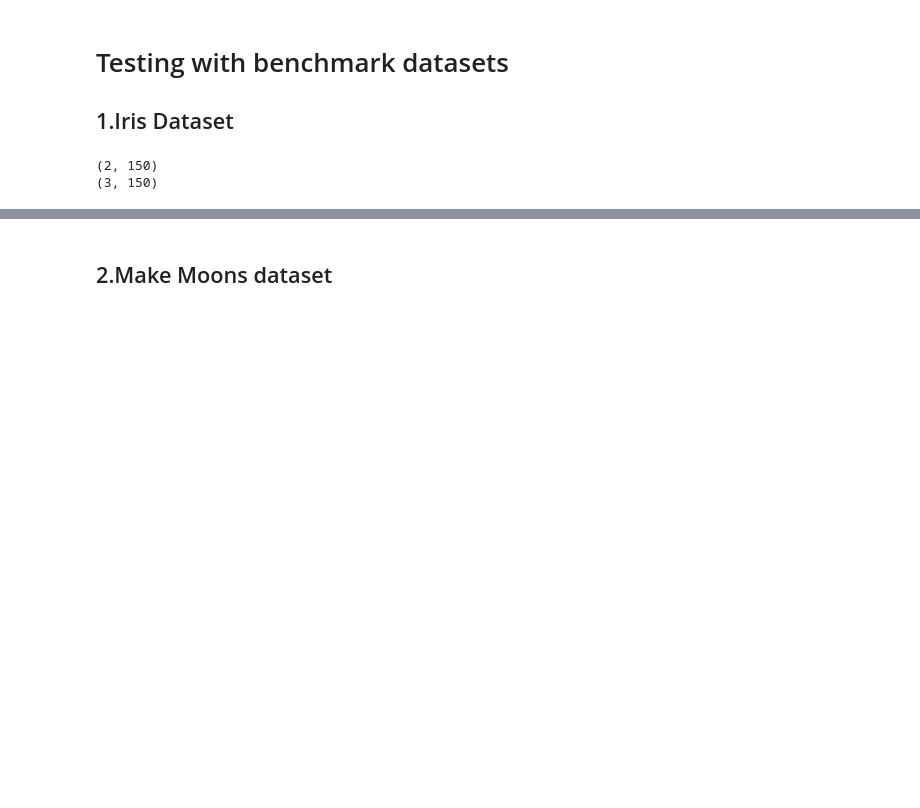
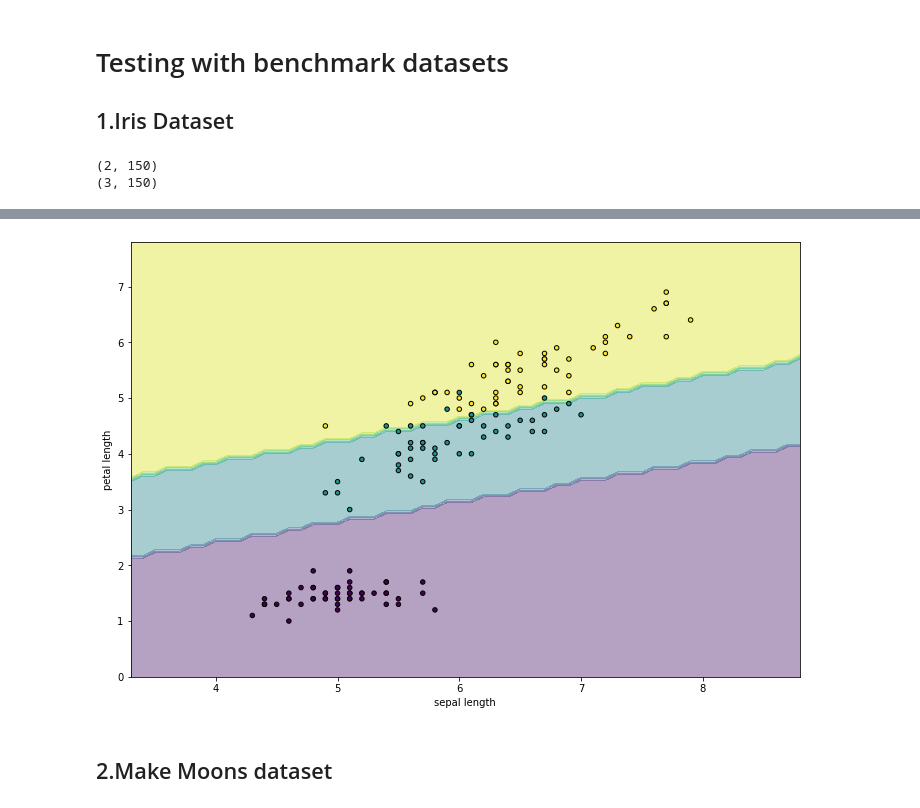
Before and after one commit to mcagriardic/Andrew-NG-Coursera, a Jupyter notebook: ex4/NeuralNetwork_class.ipynb, the cells around one changed output, grey strips where cells are left out. Saved outputs shown, nothing was run; the diff lists cells and outputs as text; code cells hidden in the pictures; blank space fills up the shorter version.

```diff
--- a/ex4/NeuralNetwork_class.ipynb
+++ b/ex4/NeuralNetwork_class.ipynb
@@ -425,12 +480,11 @@ model = NeuralNetwork(
     input_layer=(2, 'relu'),
     hidden_layer=[(4,'relu'),(4,'softmax')],
     output_layer=3,
-    batch_size=8,
+    batch_size=10,
     optimizer={"method": "ADAM", "beta1": 0.9, "beta2": 0.999},
-    keep_prob=0.5,
+    keep_prob=0.9,
     penalty=None,
-    lambd=0.0001,
-    epoch=2000,
+    epoch=100,
     alpha=0.01
 )
 
@@ -486,24 +551,27 @@ results_dict_all_models, results_average_dict, models = grid_search(
 # %%
-%matplotlib inline
+# %matplotlib inline
 import matplotlib.pyplot as plt
 dt = data.data[:,[0,2]]
 x_min, x_max = dt[:, 0].min() - 1, dt[:, 0].max() + 1
 y_min, y_max = dt[:, 1].min() - 1, dt[:, 1].max() + 1
 xx, yy = np.meshgrid(np.arange(x_min, x_max, 0.1),
                      np.arange(y_min, y_max, 0.1))
 
 # here "model" is your model's prediction (classification) function
-Z = model.predict(np.c_[xx.ravel(), yy.ravel()].T)
+Z = model.predict(np.c_[xx.ravel(), yy.ravel()].T, apply_dropout=False)
 
 # Put the result into a color plot
 Z = Z.reshape(xx.shape)
 plt.figure(figsize=(12,8))
 plt.contourf(xx, yy, Z,alpha=0.4)
 #plt.axis('off')
 
 plt.scatter(dt[:, 0], dt[:, 1], c=y,s=20, edgecolor='k')
 plt.xlabel('sepal length')
 plt.ylabel('petal length')
+plt.show()
+# %% [output]
+[figure, added]
 # %% [markdown]
 ## 2.Make Moons dataset
 # %%
```
Also changed, not shown: parts of 28 cells of this notebook.
